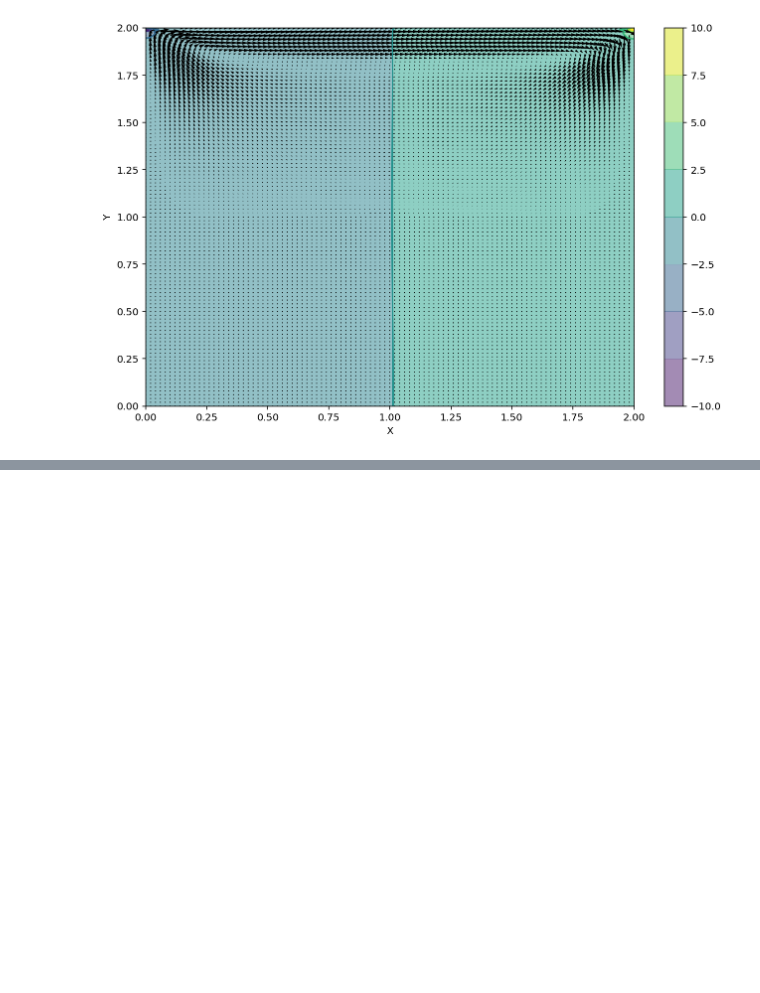
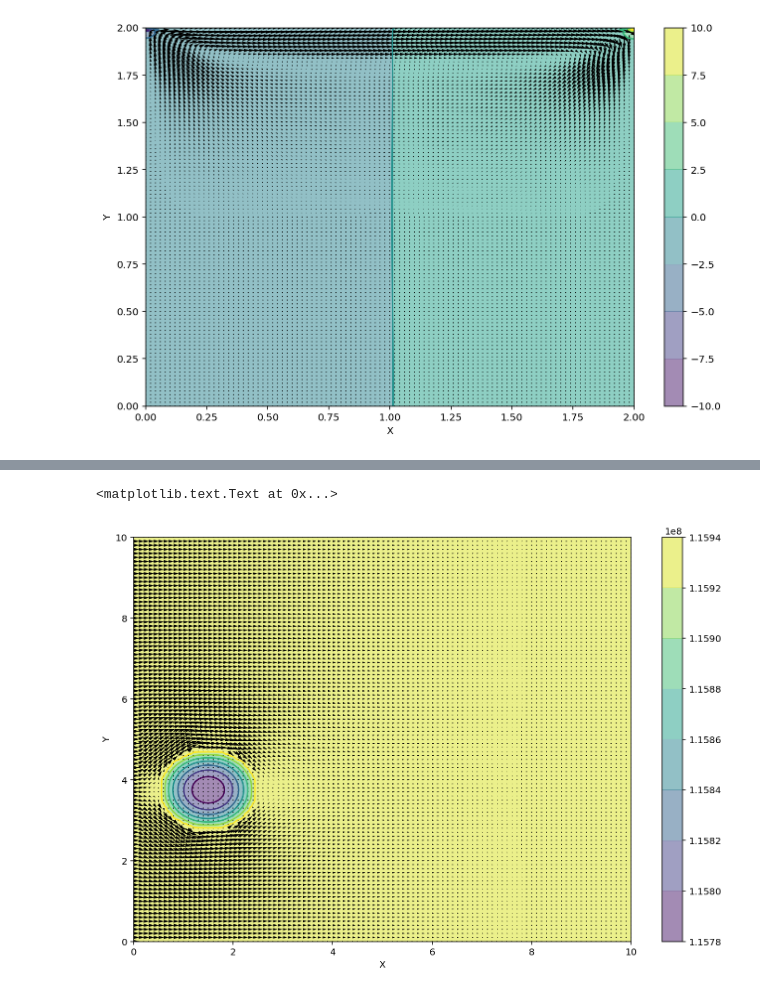
Before and after one commit to andrew-pa/fluidynm, a Jupyter notebook: Notebooks/Vortices.ipynb, the cells around one changed output, grey strips where cells are left out. Cells and saved outputs as stored; diff of their text form; code cells hidden in the pictures; blank space fills up the shorter version.

```diff
--- a/Notebooks/Vortices.ipynb
+++ b/Notebooks/Vortices.ipynb
@@ -177,0 +181,18 @@ pyplot.ylabel('Y')
+# %%
+u, v, p = flowsim(nt, u, v, dt, dx, dy, p, rho, nu, ballpbound, ballubound)
+
+fig = pyplot.figure(figsize=(12,8), dpi=144)
+# plotting the pressure field as a contour
+pyplot.contourf(X, Y, p, alpha=0.5, cmap=cm.viridis)
+pyplot.colorbar()
+
+# plotting the pressure field outlines
+pyplot.contour(X, Y, p, cmap=cm.viridis)
+# plotting velocity field
+pyplot.quiver(X[::2, ::2], Y[::2, ::2], u[::2, ::2], v[::2, ::2])
+#pyplot.quiver(X, Y, u, v)
+pyplot.xlabel('X')
+pyplot.ylabel('Y')
+# %% [output]
+<matplotlib.text.Text at 0x...>
+[figure, added]
```
Also changed, not shown: parts of 2 cells of this notebook.
